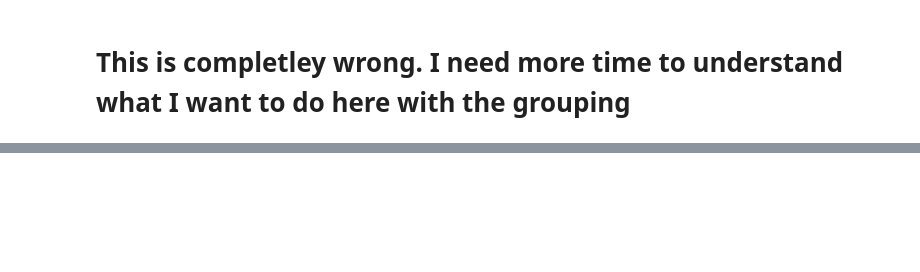
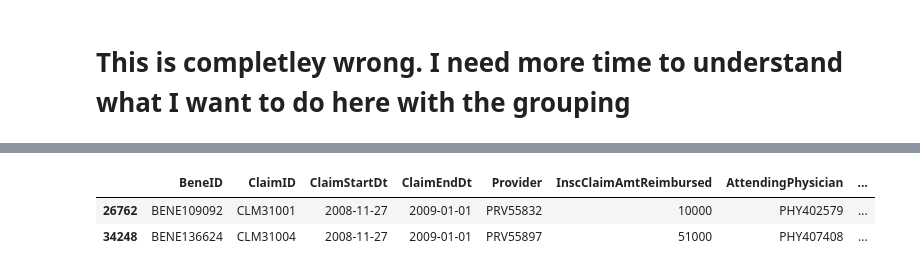
Before and after one commit to ChTomer/MyCapstone, a Jupyter notebook: HealthCareFraudProjectPitch/2inpatiant.ipynb, the cells around one changed output, grey strips where cells are left out. Drawn from its saved outputs; the diff is of its cells as text; code cells hidden in the pictures; blank space fills up the shorter version.

```diff
--- a/HealthCareFraudProjectPitch/2inpatiant.ipynb
+++ b/HealthCareFraudProjectPitch/2inpatiant.ipynb
@@ -654,0 +661,6 @@ new_df.sample(8)
+# %%
+df.loc[df['ClaimStartDt'] == '2008-11-27']
+# %% [output]
+|  | BeneID | ClaimID | ClaimStartDt | ClaimEndDt | Provider | InscClaimAmtReimbursed | AttendingPhysician | ... |
+| 26762 | BENE109092 | CLM31001 | 2008-11-27 | 2009-01-01 | PRV55832 | 10000 | PHY402579 | ... |
+| 34248 | BENE136624 | CLM31004 | 2008-11-27 | 2009-01-01 | PRV55897 | 51000 | PHY407408 | ... |
```
Also changed, not shown: parts of 5 cells of this notebook.
